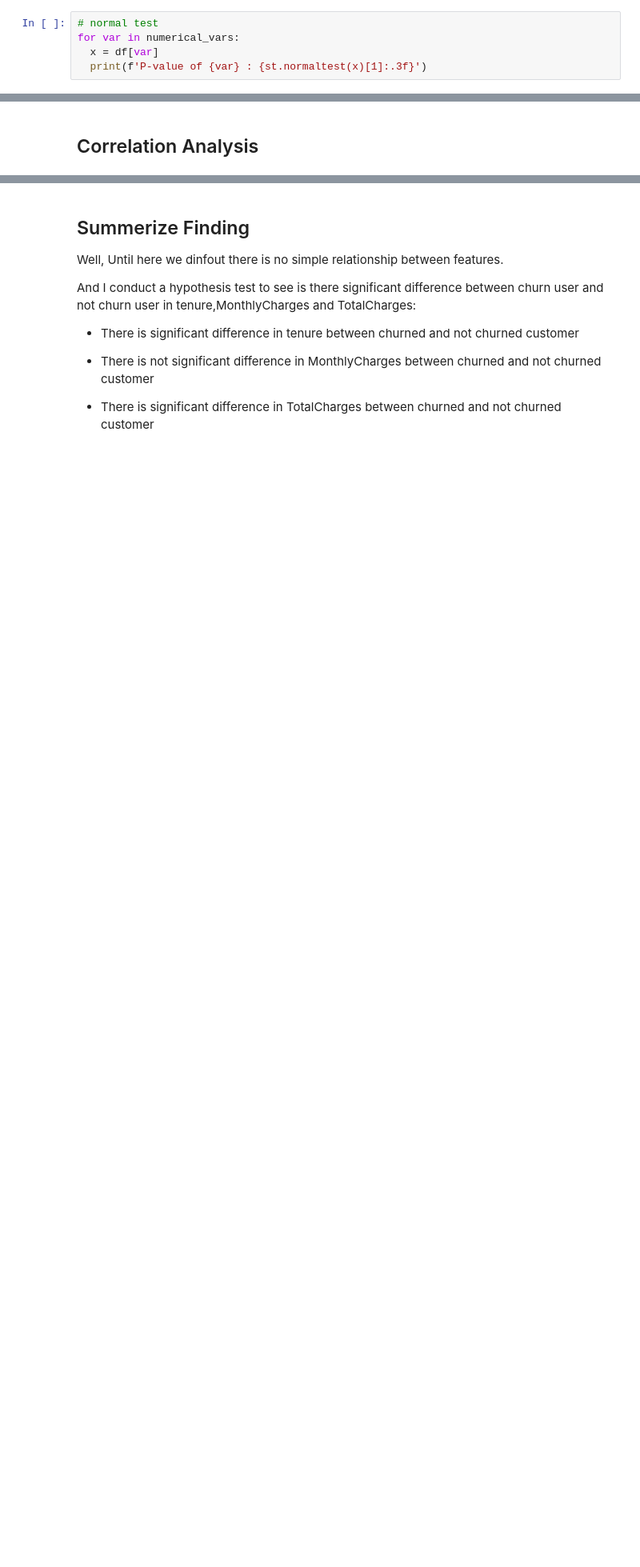
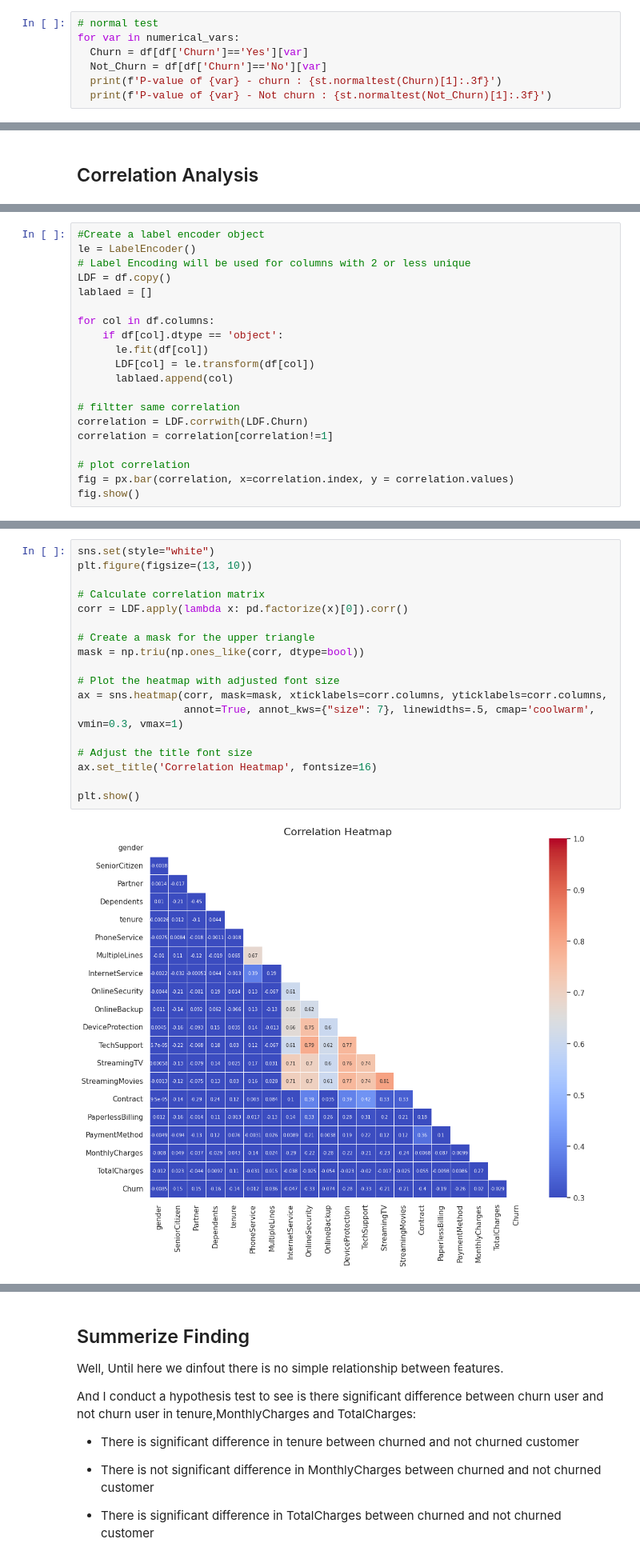
Before and after one commit to MahmoodAbdali79/Telco-Customer-Churn, a Jupyter notebook: Telecom_EDA_v1.ipynb, the cells around one changed output, grey strips where cells are left out. Shown at 80% size. Saved outputs shown, nothing was run; the diff lists cells and outputs as text; blank space fills up the shorter version.

```diff
--- a/Telecom_EDA_v1.ipynb
+++ b/Telecom_EDA_v1.ipynb
@@ -1177,6 +743,8 @@ for var in numerical_vars:
 # %%
 # normal test
 for var in numerical_vars:
-  x = df[var]
-  print(f'P-value of {var} : {st.normaltest(x)[1]:.3f}')
+  Churn = df[df['Churn']=='Yes'][var]
+  Not_Churn = df[df['Churn']=='No'][var]
+  print(f'P-value of {var} - churn : {st.normaltest(Churn)[1]:.3f}')
+  print(f'P-value of {var} - Not churn : {st.normaltest(Not_Churn)[1]:.3f}')
 # %% [output]
@@ -1255,0 +879,20 @@ Name: Churn, dtype: float64
+# %%
+#Create a label encoder object
+le = LabelEncoder()
+# Label Encoding will be used for columns with 2 or less unique
+LDF = df.copy()
+lablaed = []
+
+for col in df.columns:
+    if df[col].dtype == 'object':
+      le.fit(df[col])
+      LDF[col] = le.transform(df[col])
+      lablaed.append(col)
+
+# filtter same correlation
+correlation = LDF.corrwith(LDF.Churn)
+correlation = correlation[correlation!=1]
+
+# plot correlation
+fig = px.bar(correlation, x=correlation.index, y = correlation.values)
+fig.show()
@@ -1255,0 +901,20 @@ Name: Churn, dtype: float64
+# %%
+sns.set(style="white")
+plt.figure(figsize=(13, 10))
+
+# Calculate correlation matrix
+corr = LDF.apply(lambda x: pd.factorize(x)[0]).corr()
+
+# Create a mask for the upper triangle
+mask = np.triu(np.ones_like(corr, dtype=bool))
+
+# Plot the heatmap with adjusted font size
+ax = sns.heatmap(corr, mask=mask, xticklabels=corr.columns, yticklabels=corr.columns,
+                 annot=True, annot_kws={"size": 7}, linewidths=.5, cmap='coolwarm', vmin=0.3, vmax=1)
+
+# Adjust the title font size
+ax.set_title('Correlation Heatmap', fontsize=16)
+
+plt.show()
+# %% [output]
+[figure, added]
```
Also changed, not shown: parts of 67 cells of this notebook.
